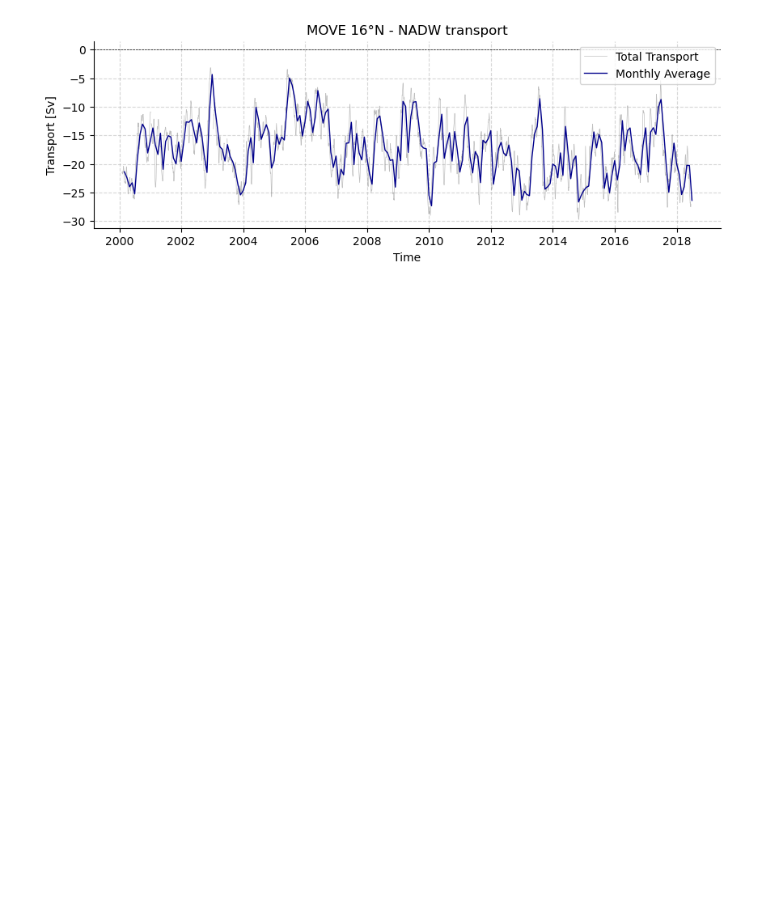
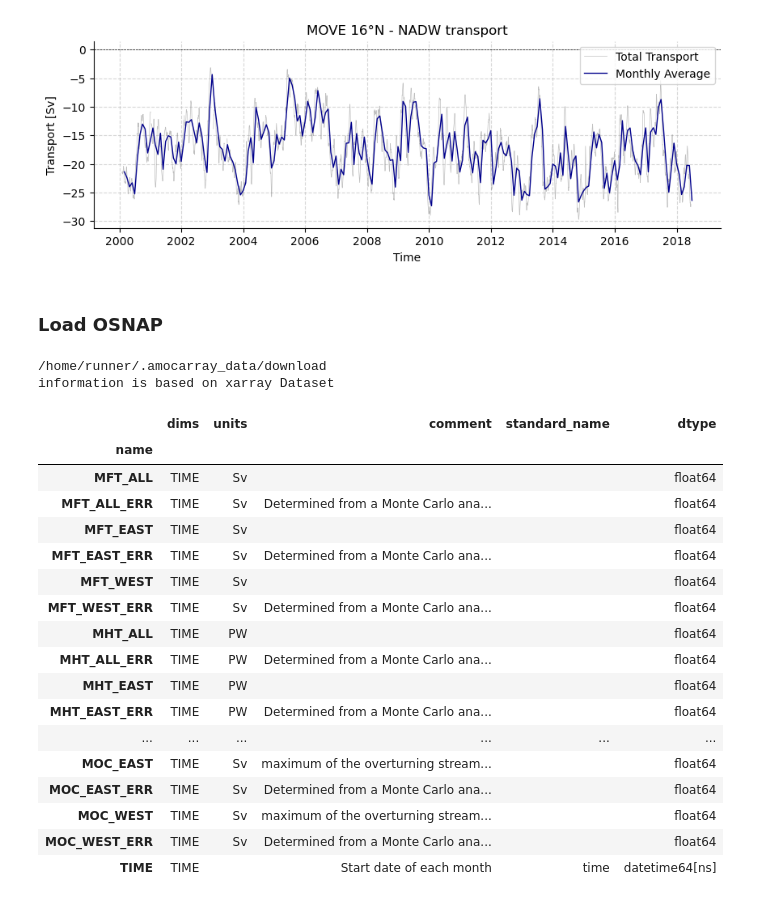
Before and after one commit to eleanorfrajka/MOC-transport, a Jupyter notebook: demo-output.ipynb, the cells around one changed output. Drawn from its saved outputs; the diff is of its cells as text; code cells hidden in the pictures; blank space fills up the shorter version.

```diff
--- a/demo-output.ipynb
+++ b/demo-output.ipynb
@@ -120,0 +131,26 @@ dataset = readers.read_osnap(None, ['OSNAP_MOC_MHT_MFT_TimeSeries_201408_202006_
+# %% [markdown]
+### Load OSNAP
+# %%
+datasetsOSNAP = readers.read_osnap()
+plotters.show_variables(datasetsOSNAP)
+# %% [output]
+/home/runner/.amocarray_data/download
+information is based on xarray Dataset
+|  | dims | units | comment | standard_name | dtype |
+| name |  |  |  |  |  |
+| MFT_ALL | TIME | Sv |  |  | float64 |
+| MFT_ALL_ERR | TIME | Sv | Determined from a Monte Carlo ana... |  | float64 |
+| MFT_EAST | TIME | Sv |  |  | float64 |
+| MFT_EAST_ERR | TIME | Sv | Determined from a Monte Carlo ana... |  | float64 |
+| MFT_WEST | TIME | Sv |  |  | float64 |
+| MFT_WEST_ERR | TIME | Sv | Determined from a Monte Carlo ana... |  | float64 |
+| MHT_ALL | TIME | PW |  |  | float64 |
+| MHT_ALL_ERR | TIME | PW | Determined from a Monte Carlo ana... |  | float64 |
+| MHT_EAST | TIME | PW |  |  | float64 |
+| MHT_EAST_ERR | TIME | PW | Determined from a Monte Carlo ana... |  | float64 |
+| ... | ... | ... | ... | ... | ... |
+| MOC_EAST | TIME | Sv | maximum of the overturning stream... |  | float64 |
+| MOC_EAST_ERR | TIME | Sv | Determined from a Monte Carlo ana... |  | float64 |
+| MOC_WEST | TIME | Sv | maximum of the overturning stream... |  | float64 |
+| MOC_WEST_ERR | TIME | Sv | Determined from a Monte Carlo ana... |  | float64 |
+| TIME | TIME |  | Start date of each month | time | datetime64[ns] |
```
Also changed, not shown: parts of 13 cells of this notebook, 14 other files.
